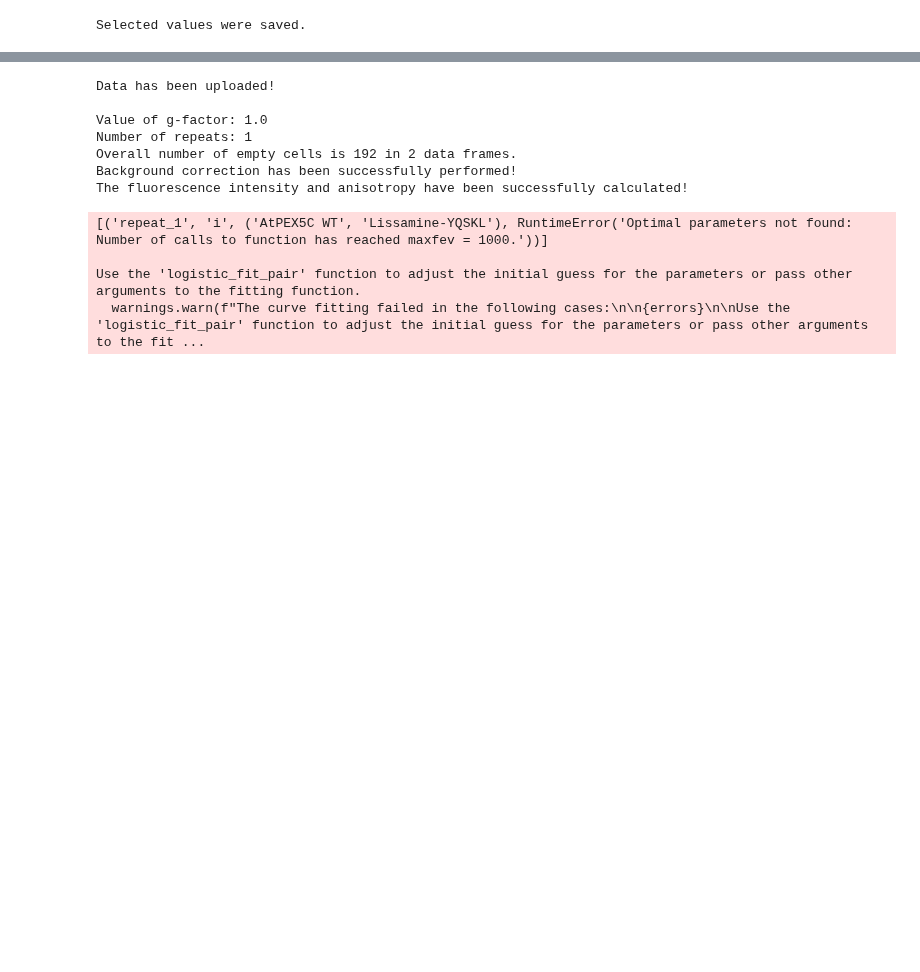
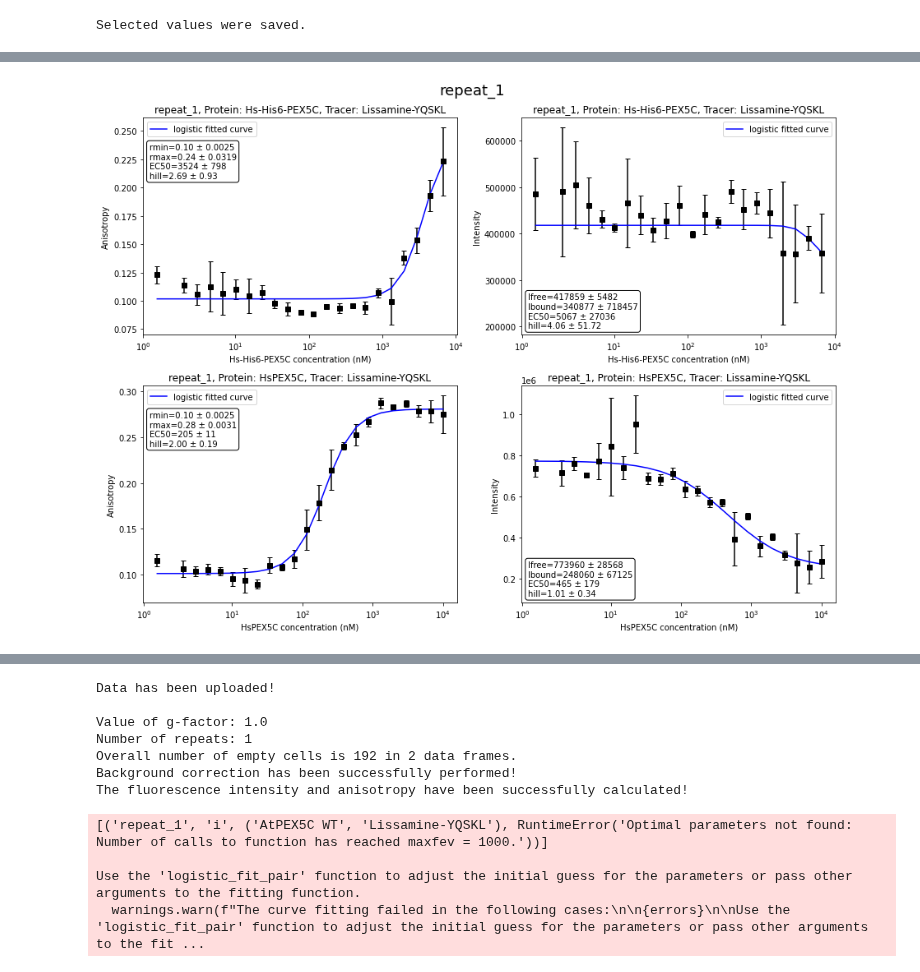
Before and after one commit to mariuszlas/Fluorescence-Anisotropy-Analysis-Development, a Jupyter notebook: fluorescenceanisotropy/fluores_anisotropy.ipynb, the cells around one changed output, grey strips where cells are left out. Cells and saved outputs as stored; diff of their text form; code cells hidden in the pictures; blank space fills up the shorter version.

```diff
--- a/fluorescenceanisotropy/fluores_anisotropy.ipynb
+++ b/fluorescenceanisotropy/fluores_anisotropy.ipynb
@@ -1122,3 +1203,7 @@ my_data1.plot_ani_all(err='std')
+# %%
+my_data1.plot_ani_all(err='std')
+# %% [output]
+[figure, added]
 # %%
 my_data1.calc_amountbound()
 # %%
```
Also changed, not shown: parts of 30 cells of this notebook.
